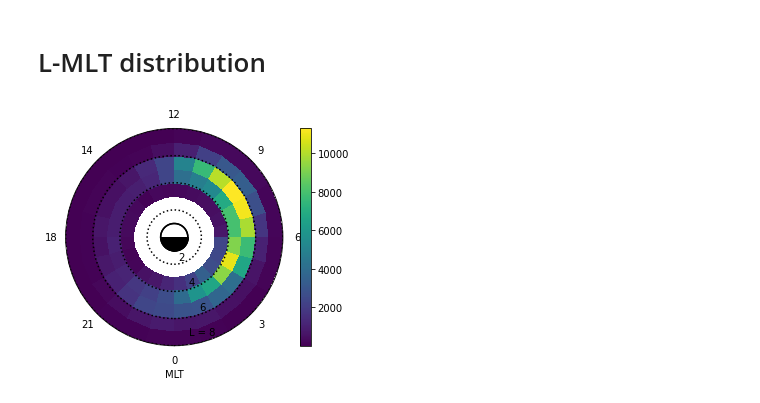
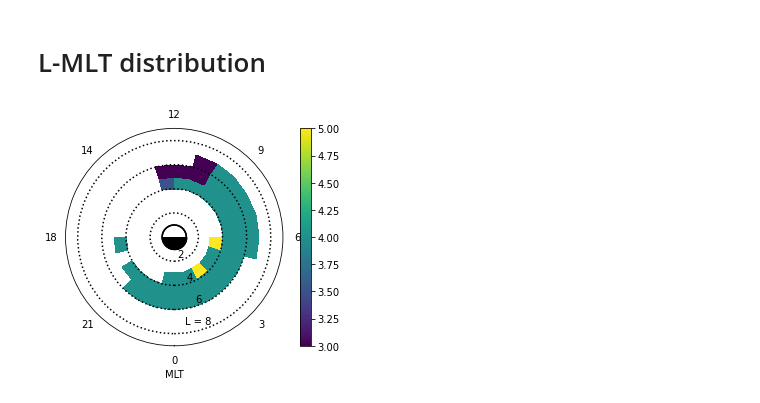
Before and after one commit to mshumko/sampex_microburst_indices, a Jupyter notebook: sampex_microburst_indices/analysis/microburst_trains.ipynb, the cells around one changed output. Saved outputs shown, nothing was run; the diff lists cells and outputs as text; code cells hidden in the pictures.

Commit message:
Got the dial plot working. I don't see a pattern yet.

```diff
--- a/sampex_microburst_indices/analysis/microburst_trains.ipynb
+++ b/sampex_microburst_indices/analysis/microburst_trains.ipynb
@@ -87,3 +83,5 @@ threshold_s = 0.5
+# %%
+threshold_s = 1
 # %%
 def intervals(dt, threshold_s=1):
     """
@@ -192,14 +195,29 @@ cx.set_yscale('log')
 # %% [markdown]
 # L-MLT distribution
+# %%
+long_trains = trains[trains['n_microbursts'] > 2]
+# long_trains = trains.copy()
 # %%
-L_bins = np.arange(3, 9)
+L_bins = np.arange(3, 10)
 MLT_bins = np.arange(0, 24.1)
+percentiles = np.array([50])
 
-H, _, _ = np.histogram2d(cat['MLT'], cat['L_Shell'], bins=[MLT_bins, L_bins])
+H = np.nan*np.zeros(
+    (len(MLT_bins), len(L_bins), len(percentiles))
+                    )
+
+for i, (start_MLT, end_MLT) in enumerate(zip(MLT_bins[:-1], MLT_bins[1:])):
+    for j, (start_L, end_L) in enumerate(zip(L_bins[:-1], L_bins[1:])):
+        df_flt = long_trains.loc[(
+            (long_trains['MLT'] > start_MLT) &  (long_trains['MLT'] < end_MLT) &
+            (long_trains['L_Shell'] > start_L) &  (long_trains['L_Shell'] < end_L)
+            ), 'n_microbursts']
+        if df_flt.shape[0] >= 100:
+            H[i, j, :] = df_flt.quantile(percentiles/100)
 
 fig, dx = plt.subplots(subplot_kw={'projection': 'polar'})
-d = Dial(dx, MLT_bins, L_bins, H)
+d = Dial(dx, MLT_bins, L_bins, H[:,:,0])
 d.draw_earth()
 d.draw_dial()
 # %% [output]
-[figure, old version]
+[figure, new version]
```
Also changed, not shown: parts of 7 cells of this notebook.
